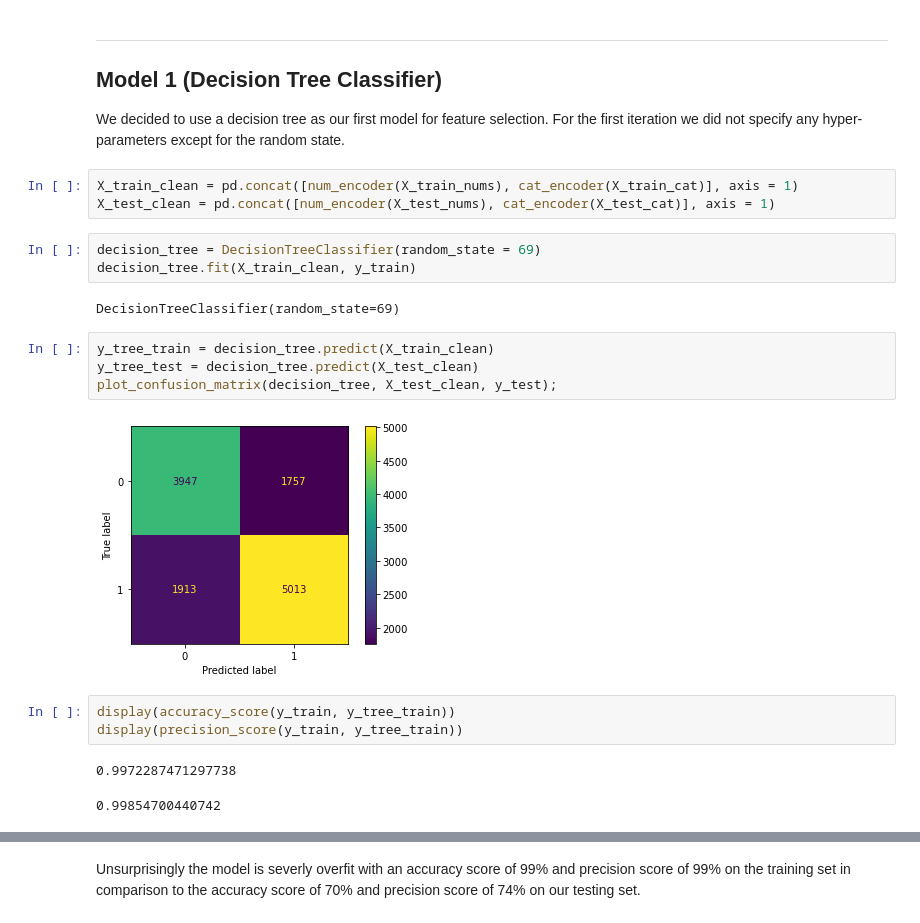
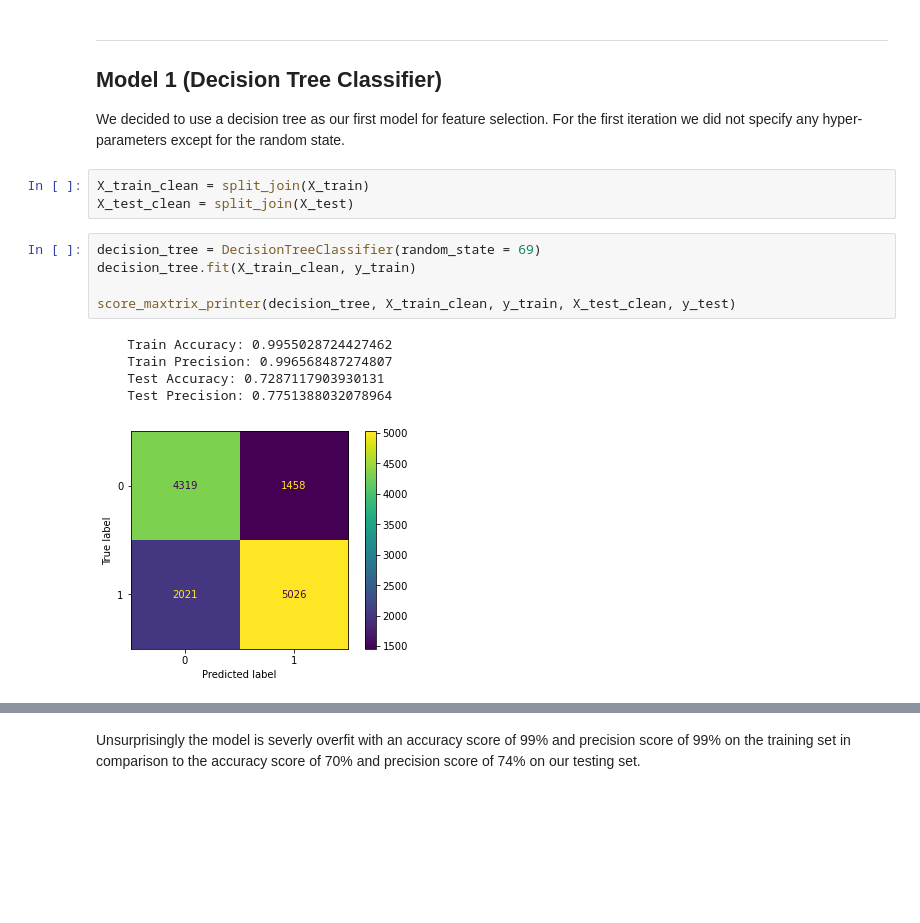
Before and after one commit to njw27/Supervised-ML-For-Tanzanian-Water-Wells, a Jupyter notebook: Group_Notebook.ipynb, the cells around one changed output, grey strips where cells are left out. Drawn from its saved outputs; the diff is of its cells as text; blank space fills up the shorter version.

```diff
--- a/Group_Notebook.ipynb
+++ b/Group_Notebook.ipynb
@@ -189,23 +217,17 @@ Our dummy model predictably produces a score of 54% because it is based on the m
 ## Model 1 (Decision Tree Classifier)
 
 We decided to use a decision tree as our first model for feature selection. For the first iteration we did not specify any hyper-parameters except for the random state.
-# %%
-X_train_clean = pd.concat([num_encoder(X_train_nums), cat_encoder(X_train_cat)], axis = 1)
-X_test_clean = pd.concat([num_encoder(X_test_nums), cat_encoder(X_test_cat)], axis = 1)
+# %%
+X_train_clean = split_join(X_train)
+X_test_clean = split_join(X_test)
 # %%
 decision_tree = DecisionTreeClassifier(random_state = 69)
 decision_tree.fit(X_train_clean, y_train)
+
+score_maxtrix_printer(decision_tree, X_train_clean, y_train, X_test_clean, y_test)
 # %% [output]
-DecisionTreeClassifier(random_state=69)
+    Train Accuracy: 0.9955028724427462
+    Train Precision: 0.996568487274807
+    Test Accuracy: 0.7287117903930131
+    Test Precision: 0.7751388032078964
+[figure, added]
-# %%
-y_tree_train = decision_tree.predict(X_train_clean)
-y_tree_test = decision_tree.predict(X_test_clean)
-plot_confusion_matrix(decision_tree, X_test_clean, y_test);
-# %% [output]
-[figure, removed]
-# %%
-display(accuracy_score(y_train, y_tree_train))
-display(precision_score(y_train, y_tree_train))
-# %% [output]
-0.9972287471297738
-0.99854700440742
```
Also changed, not shown: parts of 65 cells of this notebook.
